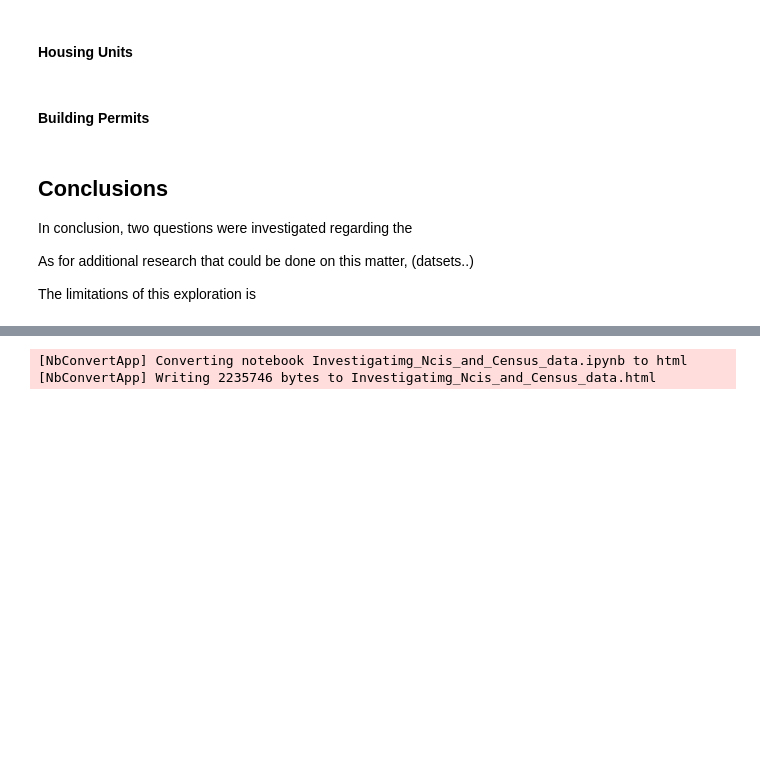
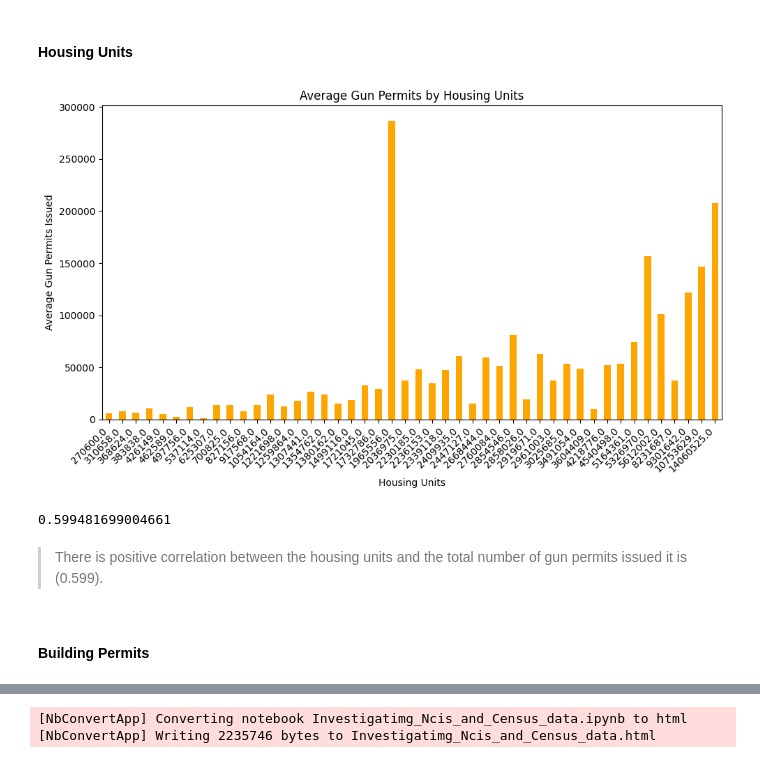
Before and after one commit to sondosaabed/NICS-firearm-background-checks-investigation, a Jupyter notebook: Investigatimg_Ncis_and_Census_data.ipynb, the cells around one changed output, grey strips where cells are left out. Drawn from its saved outputs; the diff is of its cells as text; code cells hidden in the pictures; blank space fills up the shorter version.

```diff
--- a/Investigatimg_Ncis_and_Census_data.ipynb
+++ b/Investigatimg_Ncis_and_Census_data.ipynb
@@ -1183,14 +1196,25 @@ As for the Dependent Variable:
 - totals (total number of gun purchases)
 # %% [markdown]
 #### Housing Units
+# %%
+housing_units = 'housing_units'
+housing_units_groups = merged_dataset.groupby(housing_units)[totals].mean()
+# %%
+fig, axes = plt.subplots(figsize=(10, 6))
+housing_units_groups.plot(kind='bar', ax=axes, title='Average Gun Permits by Housing Units', color='orange')
+axes.set_xlabel('Housing Units')
+axes.set_ylabel('Average Gun Permits Issued')
+labels = [f'{x}' for x in housing_units_groups.index]
+axes.set_xticklabels(labels,  rotation=45, ha='right')
+plt.tight_layout()
+plt.show()
+# %% [output]
+[figure, added]
+# %%
+merged_dataset[housing_units].corr(merged_dataset[totals])
+# %% [output]
+0.599481699004661
+# %% [markdown]
+> There is positive correlation between the housing units and the total number of gun permits issued it is (0.599).
 # %% [markdown]
 #### Building Permits
-# %% [markdown]
-<a id='conclusions'></a>
-## Conclusions
-
-In conclusion, two questions were investigated regarding the
-
-As for additional research that could be done on this matter, (datsets..)
-
-The limitations of this exploration is
```
Also changed, not shown: parts of 24 cells of this notebook.
